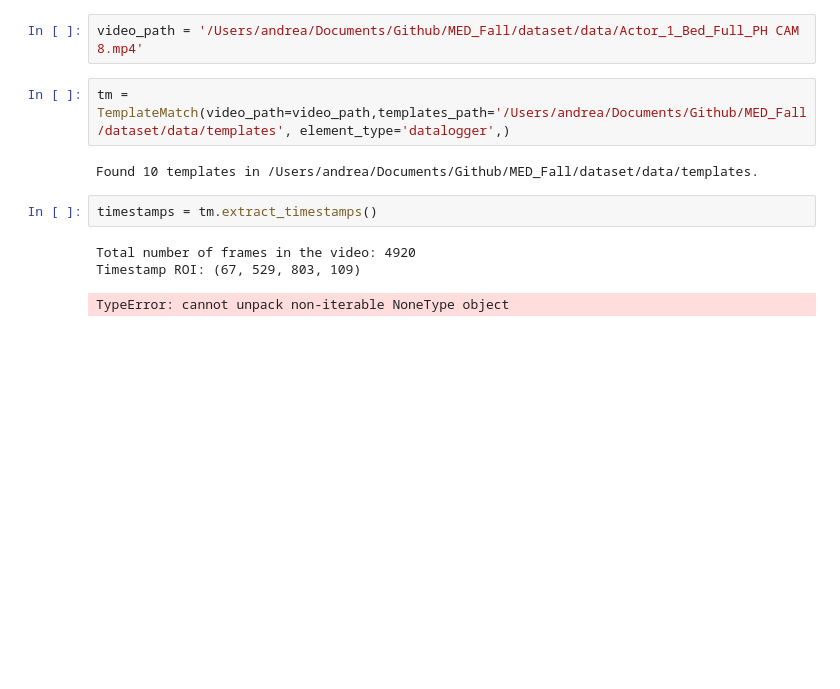
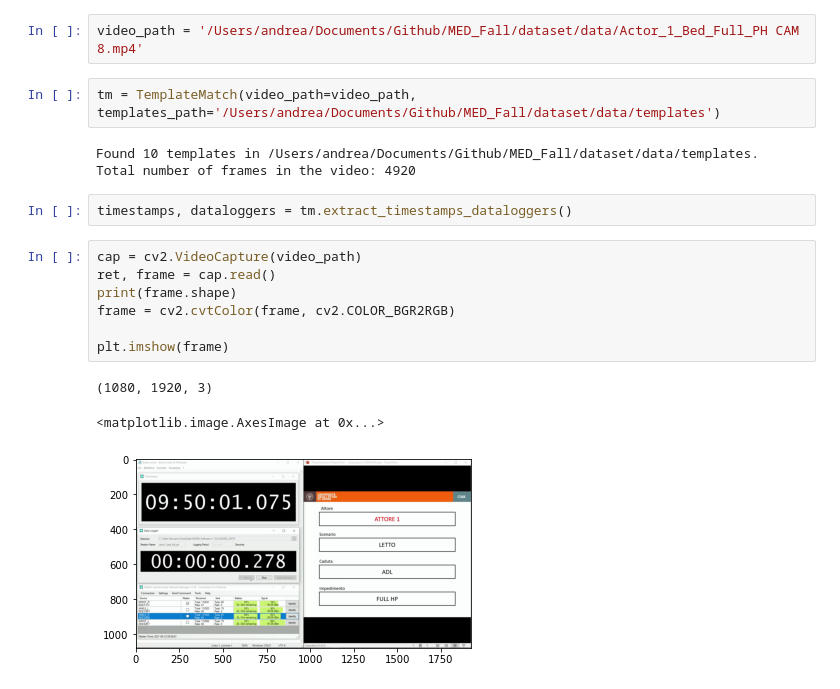
Before and after one commit to Andrea-Apicella/MED_Fall, a Jupyter notebook: dataset/notebooks/extract_timestamps.ipynb, the cells around one changed output. Drawn from its saved outputs; the diff is of its cells as text; blank space fills up the shorter version.

Commit message:
code to isolate the two rectangles in the frame

```diff
--- a/dataset/notebooks/extract_timestamps.ipynb
+++ b/dataset/notebooks/extract_timestamps.ipynb
@@ -7,12 +10,20 @@ from dataset.scripts.template_match import TemplateMatch
 # %%
 video_path = '/Users/andrea/Documents/Github/MED_Fall/dataset/data/Actor_1_Bed_Full_PH CAM 8.mp4'
 # %%
-tm = TemplateMatch(video_path=video_path,templates_path='/Users/andrea/Documents/Github/MED_Fall/dataset/data/templates', element_type='datalogger',)
+tm = TemplateMatch(video_path=video_path, templates_path='/Users/andrea/Documents/Github/MED_Fall/dataset/data/templates')
 # %% [output]
 Found 10 templates in /Users/andrea/Documents/Github/MED_Fall/dataset/data/templates.
+Total number of frames in the video: 4920
 # %%
-timestamps = tm.extract_timestamps()
+timestamps, dataloggers = tm.extract_timestamps_dataloggers()
-# %% [output]
-Total number of frames in the video: 4920
-Timestamp ROI: (67, 529, 803, 109)
-TypeError: cannot unpack non-iterable NoneType object
+# %%
+cap = cv2.VideoCapture(video_path)
+ret, frame = cap.read()
+print(frame.shape)
+frame = cv2.cvtColor(frame, cv2.COLOR_BGR2RGB)
+
+plt.imshow(frame)
+# %% [output]
+(1080, 1920, 3)
+<matplotlib.image.AxesImage at 0x...>
+[figure, added]
```
Also changed, not shown: parts of 5 cells of this notebook, 1 other file.
